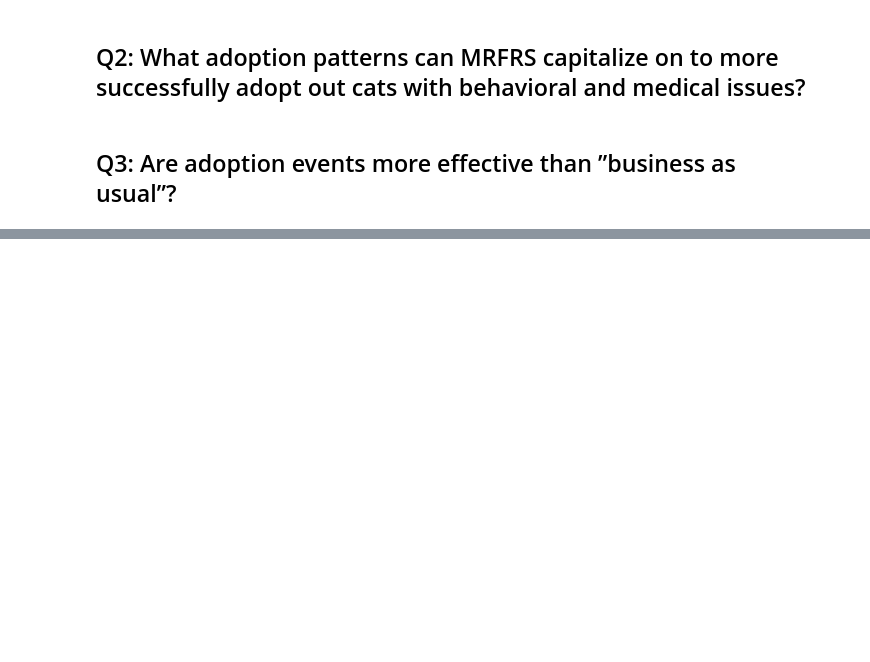
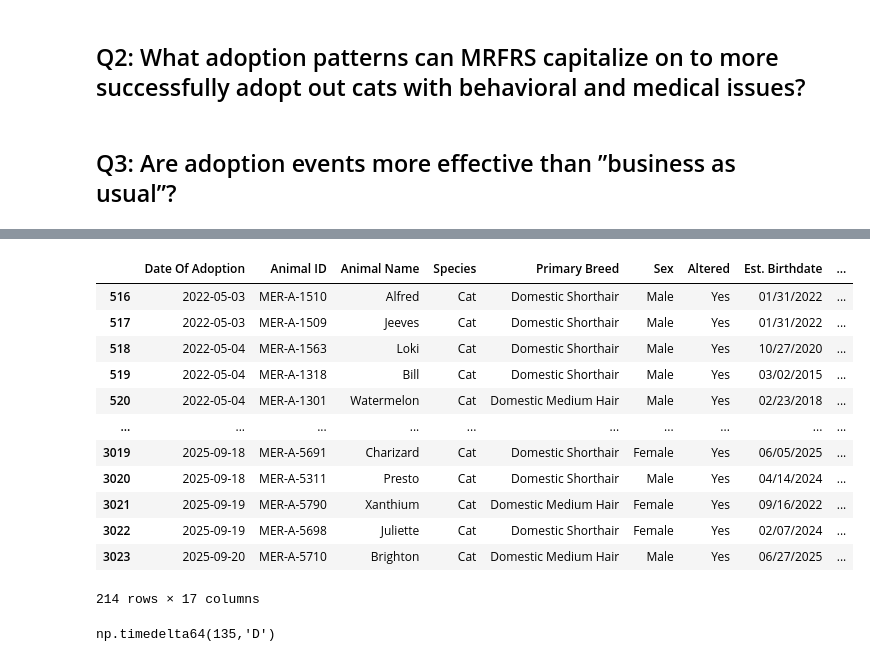
Before and after one commit to nohrg/MRFRS-stats-analysis, a Jupyter notebook: adoption_policy_P2.ipynb, the cells around one changed output, grey strips where cells are left out. Cells and saved outputs as stored; diff of their text form; code cells hidden in the pictures; blank space fills up the shorter version.

```diff
--- a/adoption_policy_P2.ipynb
+++ b/adoption_policy_P2.ipynb
@@ -618,0 +665,25 @@ len(set(applications["City and State"].unique().tolist()))
+# %%
+fund_event_adopts = [adoptions["Date Of Adoption"].between(d[0], d[1]) for d in fund_event_ranges]
+fund_event_df = adoptions[np.logical_or.reduce(fund_event_adopts)]
+# %%
+fund_event_df
+# %% [output]
+|  | Date Of Adoption | Animal ID | Animal Name | Species | Primary Breed | Sex | Altered | Est. Birthdate | ... |
+| 516 | 2022-05-03 | MER-A-1510 | Alfred | Cat | Domestic Shorthair | Male | Yes | 01/31/2022 | ... |
+| 517 | 2022-05-03 | MER-A-1509 | Jeeves | Cat | Domestic Shorthair | Male | Yes | 01/31/2022 | ... |
+| 518 | 2022-05-04 | MER-A-1563 | Loki | Cat | Domestic Shorthair | Male | Yes | 10/27/2020 | ... |
+| 519 | 2022-05-04 | MER-A-1318 | Bill | Cat | Domestic Shorthair | Male | Yes | 03/02/2015 | ... |
+| 520 | 2022-05-04 | MER-A-1301 | Watermelon | Cat | Domestic Medium Hair | Male | Yes | 02/23/2018 | ... |
+| ... | ... | ... | ... | ... | ... | ... | ... | ... | ... |
+| 3019 | 2025-09-18 | MER-A-5691 | Charizard | Cat | Domestic Shorthair | Female | Yes | 06/05/2025 | ... |
+| 3020 | 2025-09-18 | MER-A-5311 | Presto | Cat | Domestic Shorthair | Male | Yes | 04/14/2024 | ... |
+| 3021 | 2025-09-19 | MER-A-5790 | Xanthium | Cat | Domestic Medium Hair | Female | Yes | 09/16/2022 | ... |
+| 3022 | 2025-09-19 | MER-A-5698 | Juliette | Cat | Domestic Shorthair | Female | Yes | 02/07/2024 | ... |
+| 3023 | 2025-09-20 | MER-A-5710 | Brighton | Cat | Domestic Medium Hair | Male | Yes | 06/27/2025 | ... |
+214 rows × 17 columns
+# %%
+total_dates = sum([(d[1] - d[0]).astype('timedelta64[D]') + 1 for d in adopt_event_ranges]) \
+    + sum([(d[1] - d[0]).astype('timedelta64[D]') + 1 for d in fund_event_ranges])
+total_dates
+# %% [output]
+np.timedelta64(135,'D')
```
Also changed, not shown: parts of 28 cells of this notebook.
